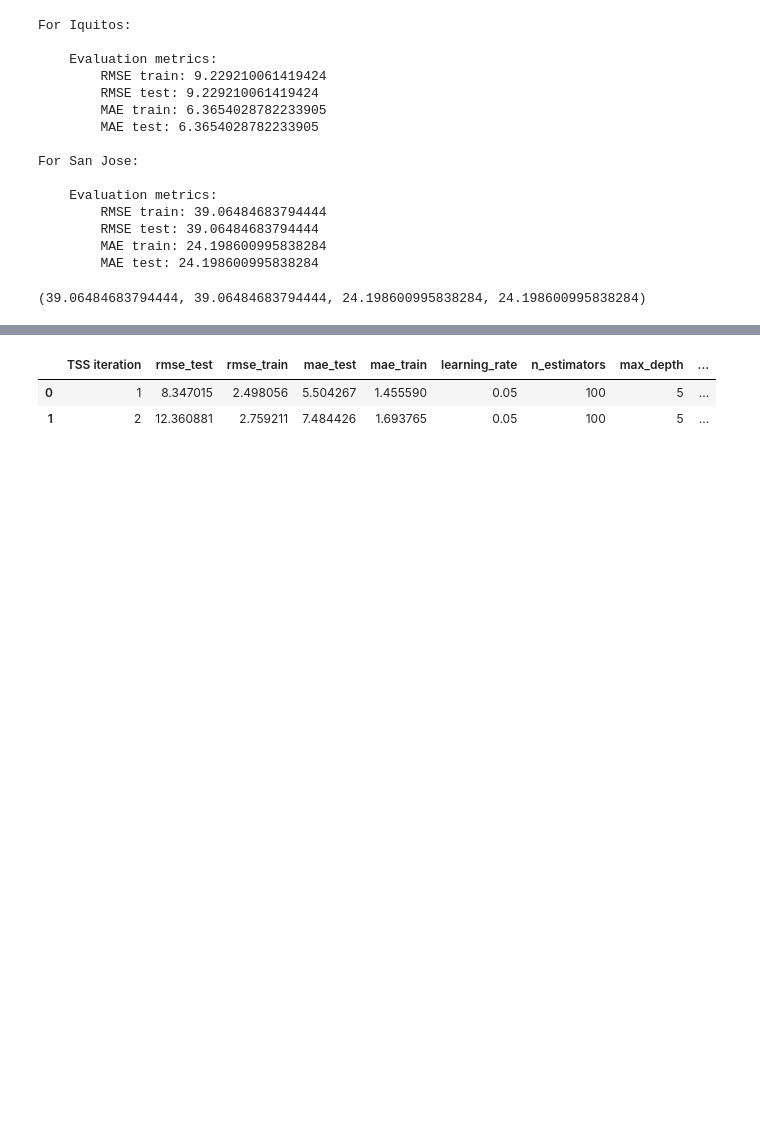
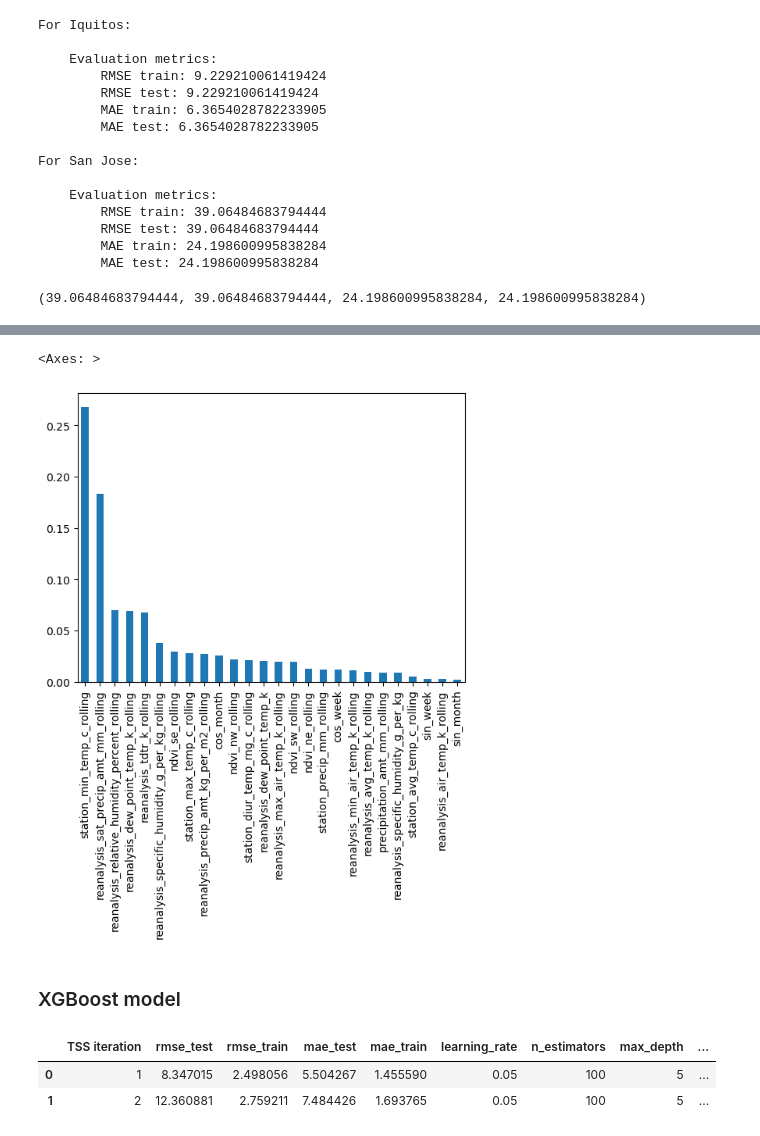
Before and after one commit to chepildev/Compet-DSR-one, a Jupyter notebook: MAIN.ipynb, the cells around one changed output, grey strips where cells are left out. Cells and saved outputs as stored; diff of their text form; code cells hidden in the pictures; blank space fills up the shorter version.

```diff
--- a/MAIN.ipynb
+++ b/MAIN.ipynb
@@ -139,5 +229,6 @@ tm.rforest_model(X, y)
 # %%
-# RandomForest boost model for sj
+# Random forest feature importance for sj
 X, y = X_sj, y_sj
-tm.rforest_model(X, y)
+feature_importances = tm.rf_feature_importance(X, y)
+feature_importances.sort_values(ascending=False).plot.bar()
 # %% [output]
@@ -161,3 +235,7 @@ tm.rforest_model(X, y)
+<Axes: >
+[figure, added]
+# %% [markdown]
+### XGBoost model
 # %%
 # XG boost model for iq
 X, y = X_iq, y_iq
```
Also changed, not shown: parts of 15 cells of this notebook, 2 other files.
